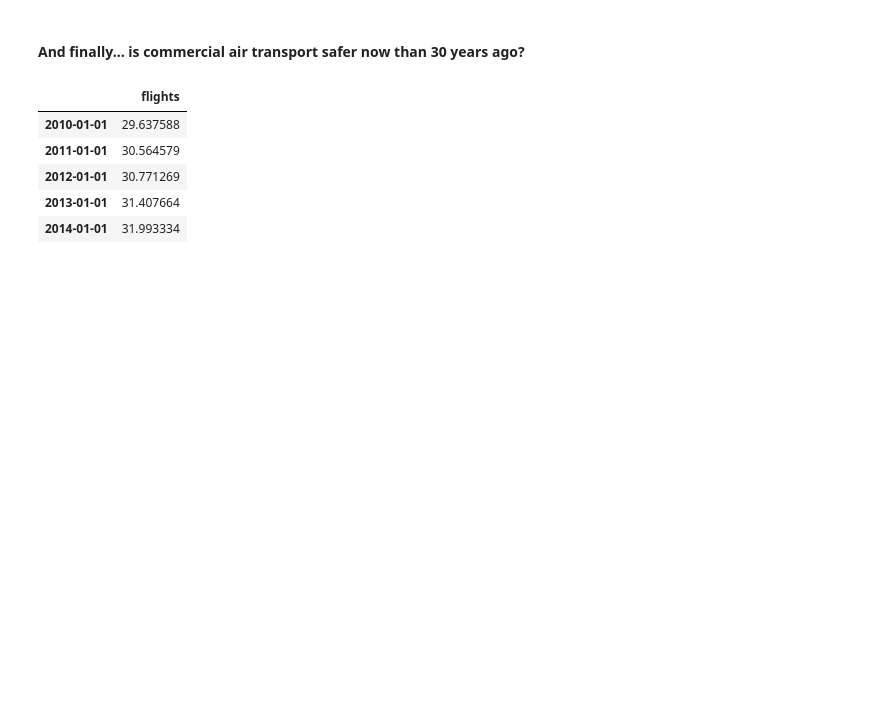
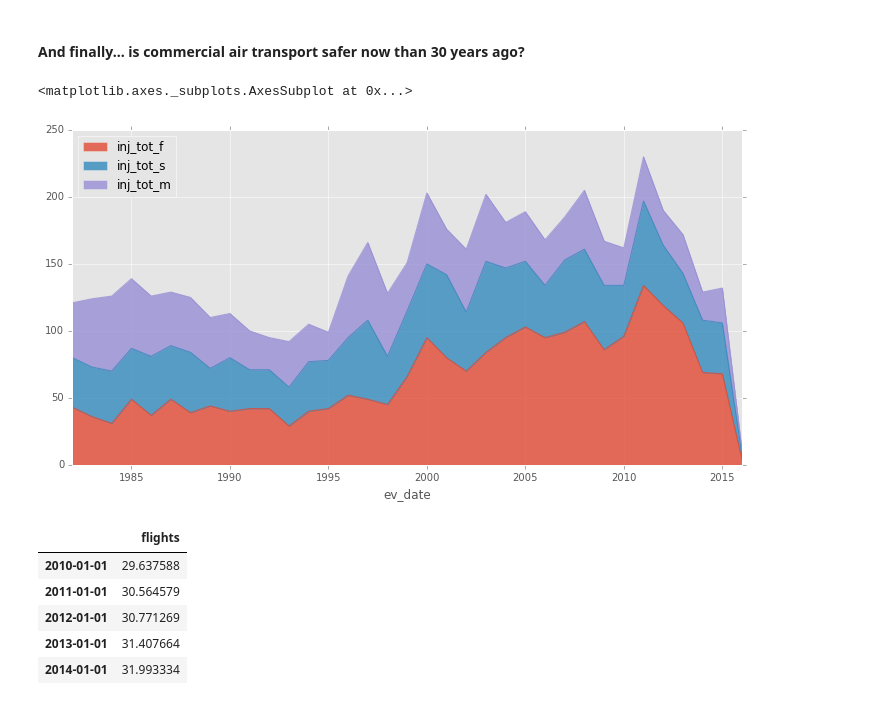
Before and after one commit to AeroPython/remove-before-flight, a Jupyter notebook: talk.ipynb, the cells around one changed output. Saved outputs shown, nothing was run; the diff lists cells and outputs as text; code cells hidden in the pictures; blank space fills up the shorter version.

```diff
--- a/talk.ipynb
+++ b/talk.ipynb
@@ -454,6 +454,12 @@ According to GAMMA databook:
     http://www.gama.aero/media-center/industry-facts-and-statistics/statistical-databook-and-industry-outlook#year2015
 # %% [markdown]
 #### And finally... is commercial air transport safer now than 30 years ago?
+# %%
+gby_year = events.groupby(events.ev_date.dt.year)
+gby_year[['inj_tot_f', 'inj_tot_s', 'inj_tot_m']].count().plot.area(alpha=0.8, figsize=(12,6))
+# %% [output]
+<matplotlib.axes._subplots.AxesSubplot at 0x...>
+[figure, added]
 # %%
 flights = pd.read_csv('./data/annual_worldwide_departures/data.csv', nrows=1, usecols=range(4,59))
 flights = flights.transpose()
```
Also changed, not shown: parts of 2 cells of this notebook.
